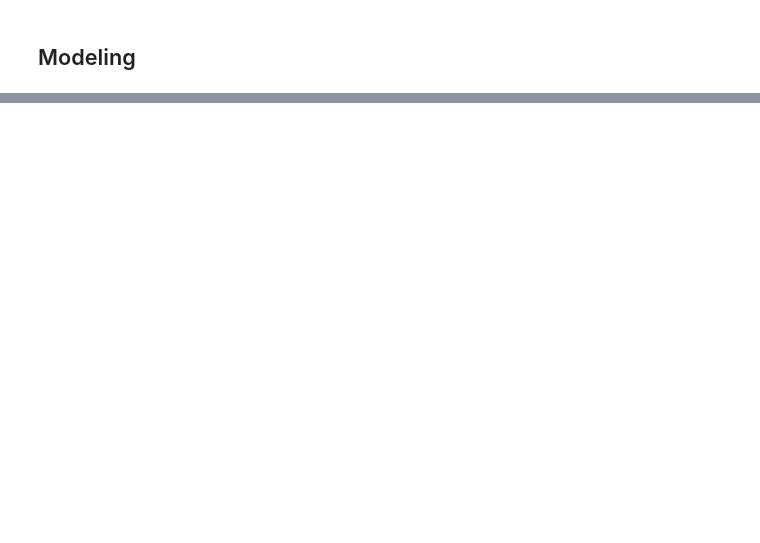
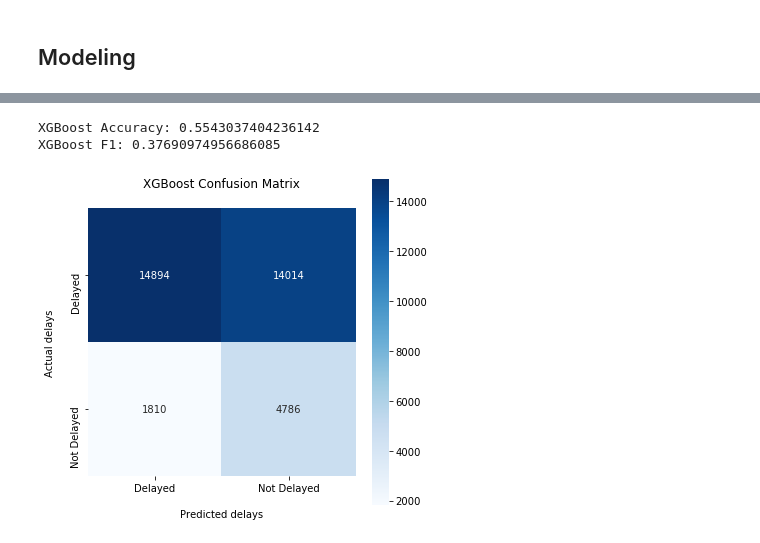
Before and after one commit to nonstoptimm/aviation.ai, a Jupyter notebook: notebooks/Data - Modeling.ipynb, the cells around one changed output, grey strips where cells are left out. Saved outputs shown, nothing was run; the diff lists cells and outputs as text; code cells hidden in the pictures; blank space fills up the shorter version.

Commit message:
notebook and plot updates

```diff
--- a/notebooks/Data - Modeling.ipynb
+++ b/notebooks/Data - Modeling.ipynb
@@ -56,7 +41,7 @@ df_split2 = df.loc[np.random.choice(df[df['Delayed']==0].index, 30000, replace =
 df_split = df_split.append(df_split2, ignore_index=True)
 # %%
-x = df_split.drop(['Delayed'], axis=1)
-y = df_split['delayed']
+x = selected_vars.drop(['Delayed'], axis=1)
+y = selected_vars['Delayed']
 # %% [markdown]
 ## Modeling
 # %%
@@ -86,0 +70,24 @@ x_train, x_test, y_train, y_test = train_test_split(x, y, test_size=.3, random_s
+# %%
+#Split data into 3: 60% train, 20% validation, 20% test
+x_train, x_test, y_train, y_test = train_test_split(x, y, test_size=0.2, random_state=888)
+x_train, x_val, y_train, y_val = train_test_split(x_train, y_train, test_size=0.25, random_state=999)
+# %%
+
+gbm = xgb.XGBClassifier(
+                       n_estimators=30000, #arbitrary large number
+                       max_depth=3,
+                       objective="reg:linear",
+                       learning_rate=.3,
+                       subsample=1,scale_pos_weight=5,
+                       min_child_weight=1,
+                       colsample_bytree=.8
+                      )
+
+eval_set=[(x_train,y_train),(x_val,y_val)] #tracking train/validation error as we go
+fit_model = gbm.fit(
+                    x_train, y_train,
+                    eval_set=eval_set,
+                    eval_metric='auc',
+                    early_stopping_rounds=20,
+                    verbose=True #gives output log as below
+                   )
@@ -86,0 +112,20 @@ x_train, x_test, y_train, y_test = train_test_split(x, y, test_size=.3, random_s
+# %%
+
+gbm_pred = gbm.predict(x_test, ntree_limit=gbm.best_ntree_limit)
+gbm_accuracy = accuracy_score(y_test, gbm_pred)
+gbm_f1 = f1_score(y_test, gbm_pred)
+print('XGBoost Accuracy:', gbm_accuracy)
+print('XGBoost F1:', gbm_f1)
+# %% [output]
+XGBoost Accuracy: 0.5543037404236142
+XGBoost F1: 0.37690974956686085
+# %%
+xgb_confusion = confusion_matrix(y_test, gbm_pred)
+plt.figure(figsize=(6,6))
+labels = ['Delayed', 'Not Delayed']
+sns.heatmap(xgb_confusion, cmap=plt.cm.Blues, annot=True, square=True, xticklabels=labels, yticklabels=labels, fmt='g')
+plt.xlabel('\nPredicted delays')
+plt.ylabel('Actual delays\n')
+plt.title('XGBoost Confusion Matrix\n');
+# %% [output]
+[figure, added]
```
Also changed, not shown: parts of 17 cells of this notebook, 2 other files.
